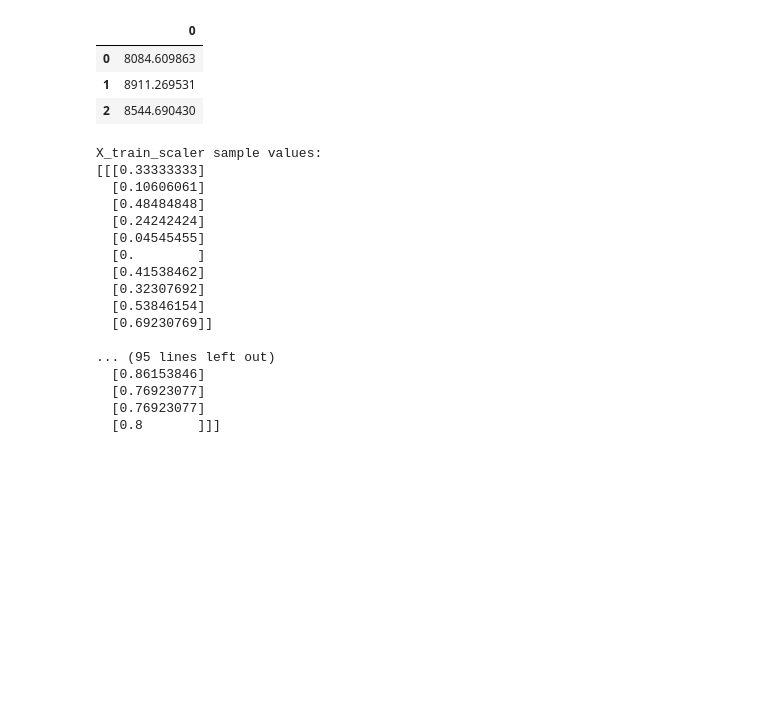
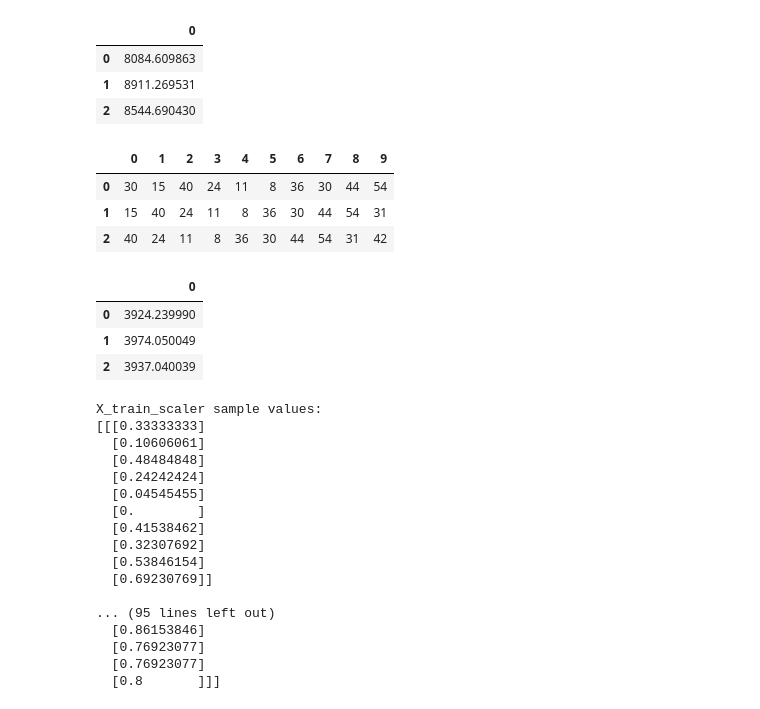
Before and after one commit to eriklarson33/HW_14-LSTM_RNN_Stock_Predictor, a Jupyter notebook: Starter_Code/lstm_stock_predictor_fng.ipynb, the cells around one changed output. Saved outputs shown, nothing was run; the diff lists cells and outputs as text; code cells hidden in the pictures; blank space fills up the shorter version.

```diff
--- a/Starter_Code/lstm_stock_predictor_fng.ipynb
+++ b/Starter_Code/lstm_stock_predictor_fng.ipynb
@@ -125,6 +125,18 @@ X_train = X[:split]
 X_test = X[split:]
 y_train = y[:split]
 y_test = y[split:]
+# %%
+display(pd.DataFrame(X_train).head(3))
+display(pd.DataFrame(y_test).head(3))
+# %% [output]
+|  | 0 | 1 | 2 | 3 | 4 | 5 | 6 | 7 | 8 | 9 |
+| 0 | 30 | 15 | 40 | 24 | 11 | 8 | 36 | 30 | 44 | 54 |
+| 1 | 15 | 40 | 24 | 11 | 8 | 36 | 30 | 44 | 54 | 31 |
+| 2 | 40 | 24 | 11 | 8 | 36 | 30 | 44 | 54 | 31 | 42 |
+|  | 0 |
+| 0 | 3924.239990 |
+| 1 | 3974.050049 |
+| 2 | 3937.040039 |
 # %%
 from sklearn.preprocessing import MinMaxScaler
 # Use the MinMaxScaler to scale data between 0 and 1.
```
Also changed, not shown: parts of 7 cells of this notebook.
